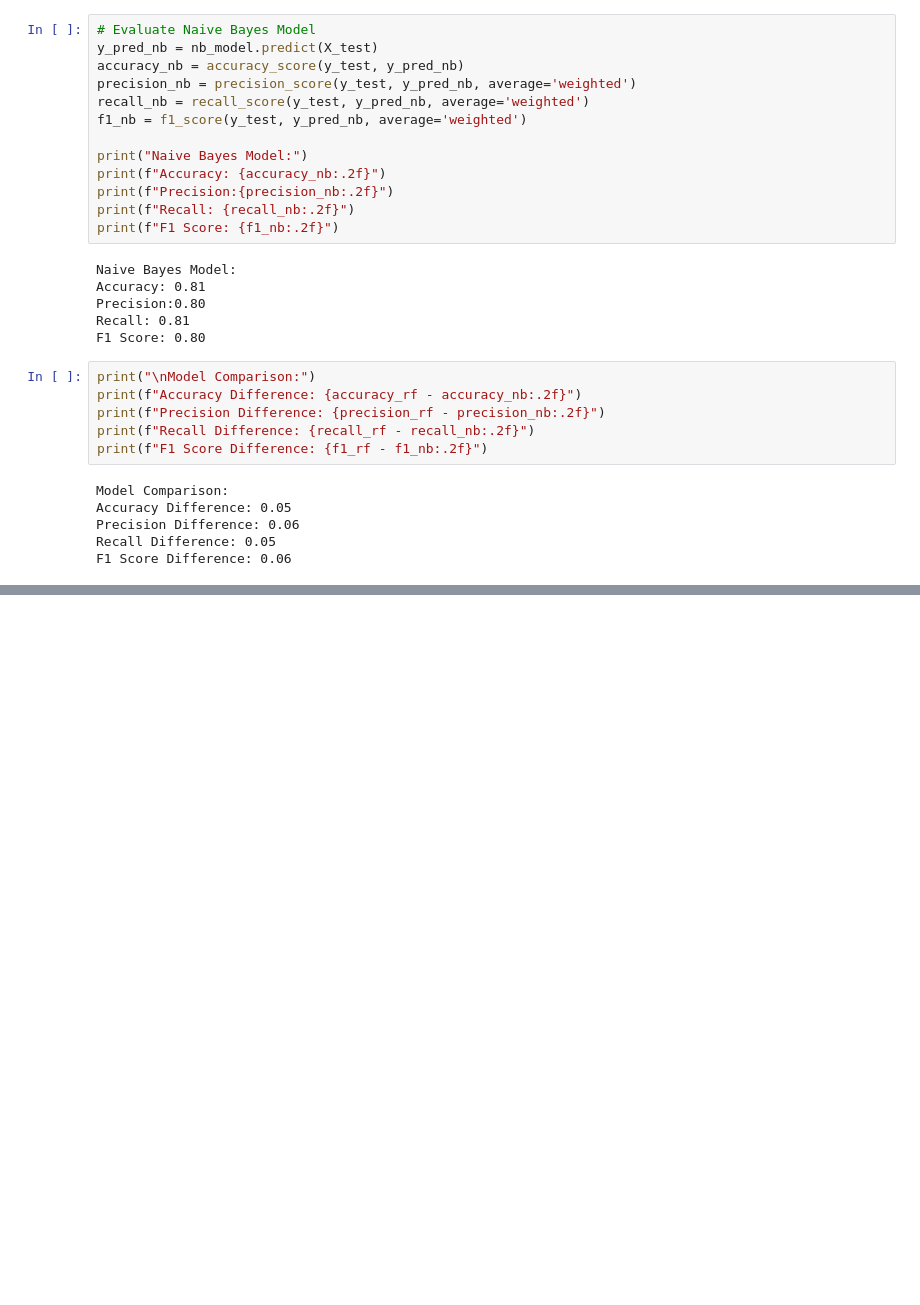
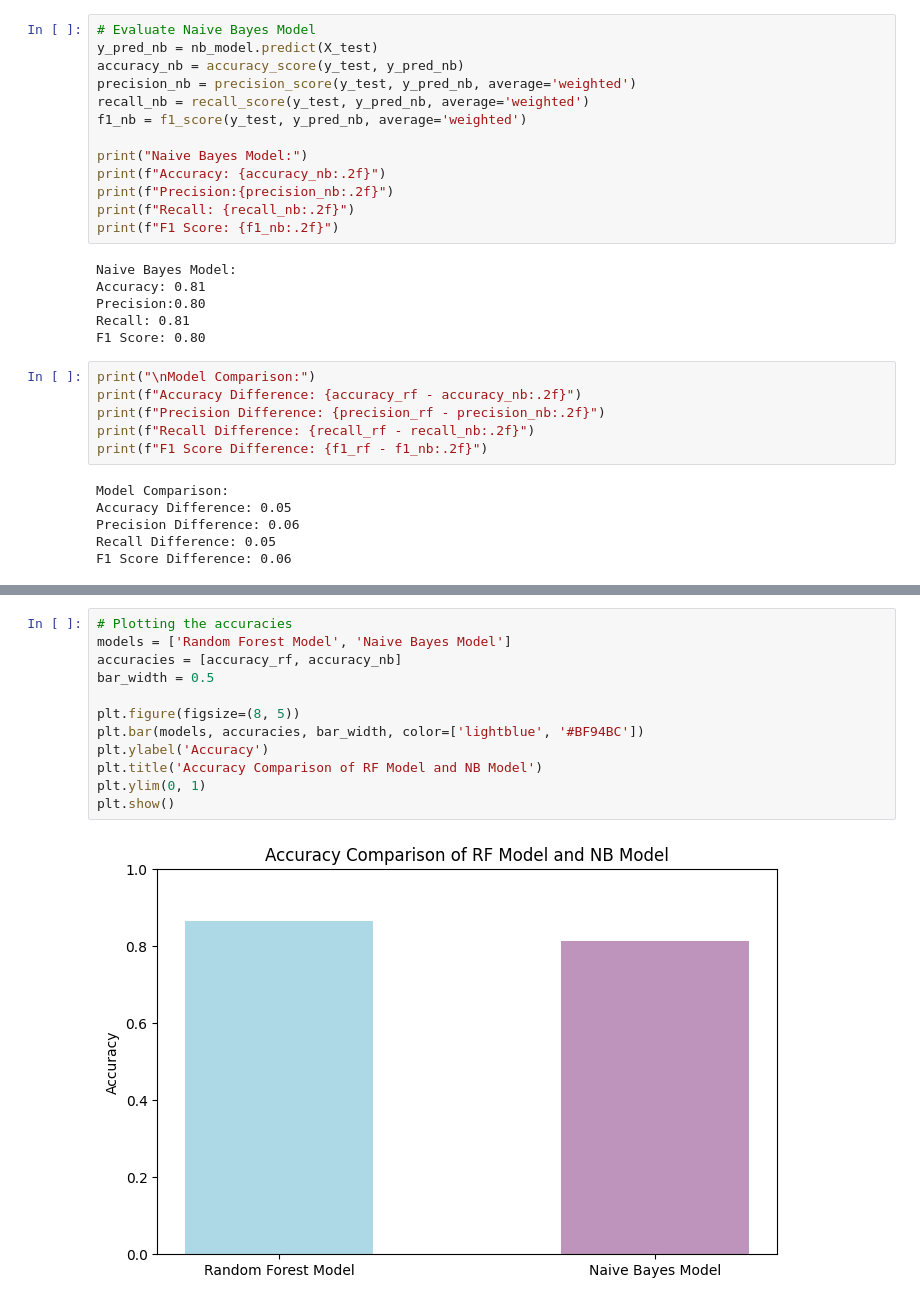
Before and after one commit to YasiniK/Census-Income-Prediction, a Jupyter notebook: ModelComparison.ipynb, the cells around one changed output, grey strips where cells are left out. Saved outputs shown, nothing was run; the diff lists cells and outputs as text; blank space fills up the shorter version.

Commit message:
Model Comparison Visualization

```diff
--- a/ModelComparison.ipynb
+++ b/ModelComparison.ipynb
@@ -80,0 +92,14 @@ F1 Score Difference: 0.06
+# %%
+# Plotting the accuracies
+models = ['Random Forest Model', 'Naive Bayes Model']
+accuracies = [accuracy_rf, accuracy_nb]
+bar_width = 0.5
+
+plt.figure(figsize=(8, 5))
+plt.bar(models, accuracies, bar_width, color=['lightblue', '#BF94BC'])
+plt.ylabel('Accuracy')
+plt.title('Accuracy Comparison of RF Model and NB Model')
+plt.ylim(0, 1)
+plt.show()
+# %% [output]
+[figure, added]
```
Also changed, not shown: parts of 3 cells of this notebook.
